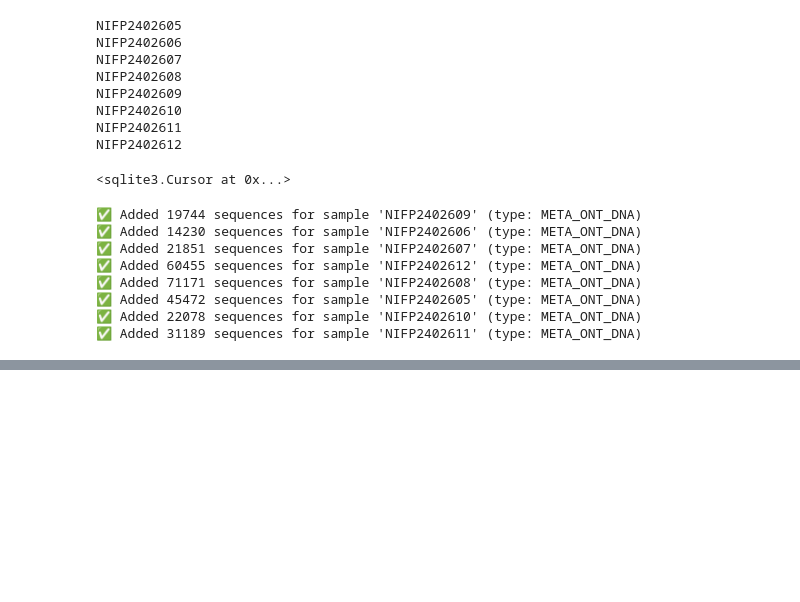
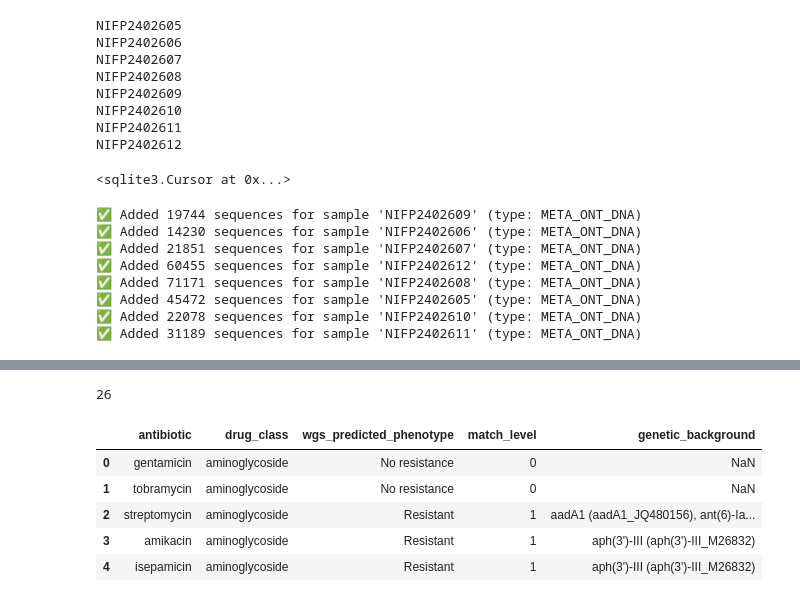
Before and after one commit to edwardbirdlab/edwardbirdlab-tools, a Jupyter notebook: sqlite_testing.ipynb, the cells around one changed output, grey strips where cells are left out. Saved outputs shown, nothing was run; the diff lists cells and outputs as text; code cells hidden in the pictures; blank space fills up the shorter version.

```diff
--- a/sqlite_testing.ipynb
+++ b/sqlite_testing.ipynb
@@ -226,0 +312,4 @@ Sequence: GGTATTCAACAGTAGGCCCCGCTCGACTGTAGCCTTAGCTTACTTGTTTTTGTAATACTTTCAATTTTTT
+# %%
+#Setting directories for kraken2 import
+K2Reports = "/Users/edwardbird/Documents/GitHub/edwardbirdlab-tools/test_data/Testing_SQLite/KRAKEN2_PLUSPF_SE"
+K2_Column_Abs = "/Users/edwardbird/Documents/GitHub/edwardbirdlab-tools/conf/abstraction_layers/kraken2_abstraction.json"
@@ -226,0 +375,4 @@ Sequence: GGTATTCAACAGTAGGCCCCGCTCGACTGTAGCCTTAGCTTACTTGTTTTTGTAATACTTTCAATTTTTT
+# %%
+#Paths for importing amrfinder reuslts
+report_folder = "/Users/edwardbird/Documents/GitHub/edwardbirdlab-tools/test_data/Testing_SQLite/CARD_CONTIG"
+json_mapping_path = "/Users/edwardbird/Documents/GitHub/edwardbirdlab-tools/conf/abstraction_layers/card_phm_abstraction.json"
@@ -226,0 +713,31 @@ Sequence: GGTATTCAACAGTAGGCCCCGCTCGACTGTAGCCTTAGCTTACTTGTTTTTGTAATACTTTCAATTTTTT
+# %%
+len(genes)
+# %% [output]
+26
+# %%
+# Load index-to-column mapping
+with open("conf/abstraction_layers/resfinder_pheno_abstraction.json", "r") as f:
+    column_map = json.load(f)
+
+# Build the column names in order
+ordered_column_names = [None] * len(column_map)
+for name, index in column_map.items():
+    ordered_column_names[index] = name
+
+# Read the ResFinder table
+testing_phenotype_df = pd.read_csv(
+    "test_data/Testing_SQLite/RESFINDER/NIFP2402612/pheno_table.txt",
+    sep="\t",
+    comment="#",
+    header=None,
+    names=ordered_column_names
+)
+
+testing_phenotype_df.head()
+# %% [output]
+|  | antibiotic | drug_class | wgs_predicted_phenotype | match_level | genetic_background |
+| 0 | gentamicin | aminoglycoside | No resistance | 0 | NaN |
+| 1 | tobramycin | aminoglycoside | No resistance | 0 | NaN |
+| 2 | streptomycin | aminoglycoside | Resistant | 1 | aadA1 (aadA1_JQ480156), ant(6)-Ia... |
+| 3 | amikacin | aminoglycoside | Resistant | 1 | aph(3')-III (aph(3')-III_M26832) |
+| 4 | isepamicin | aminoglycoside | Resistant | 1 | aph(3')-III (aph(3')-III_M26832) |
```
Also changed, not shown: parts of 35 cells of this notebook, 5 other files.
